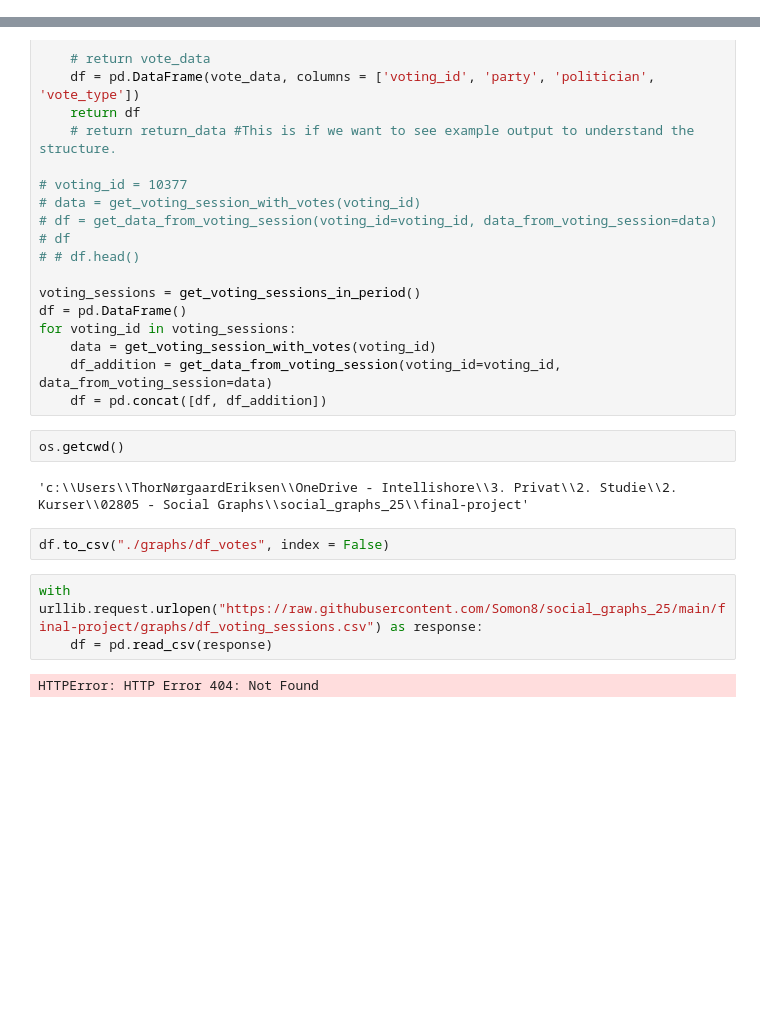
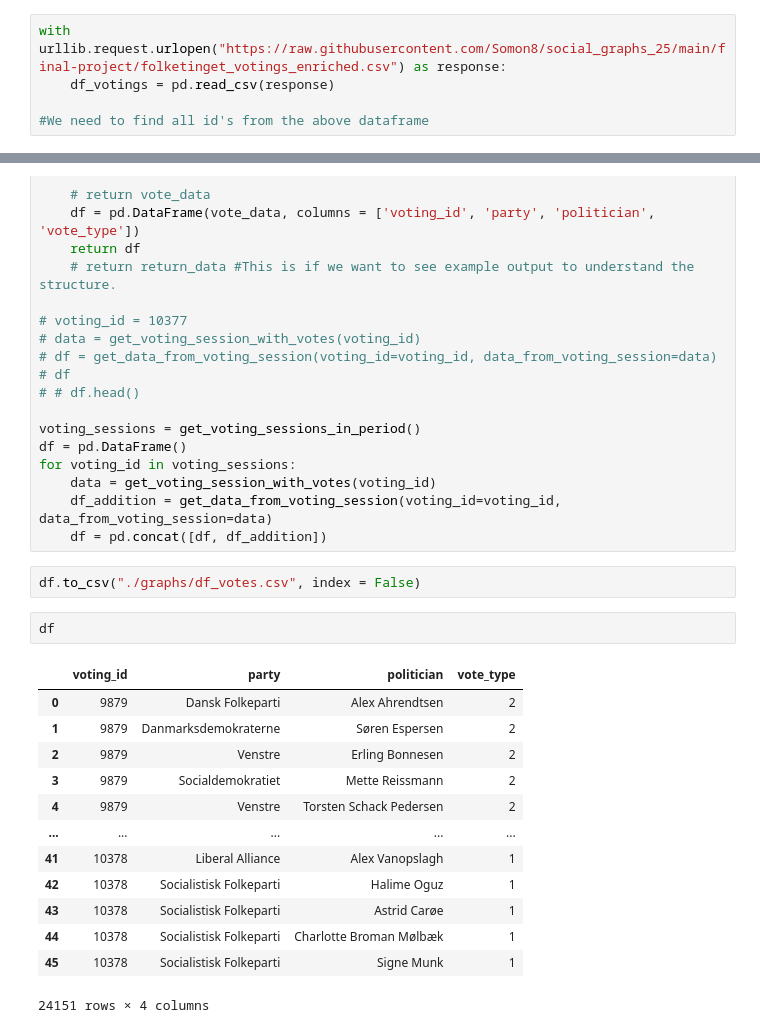
Before and after one commit to Somon8/social_graphs_25, a Jupyter notebook: final-project/voting_id_to_df_votes.ipynb, the cells around one changed output, grey strips where cells are left out. Saved outputs shown, nothing was run; the diff lists cells and outputs as text; blank space fills up the shorter version.

```diff
--- a/final-project/voting_id_to_df_votes.ipynb
+++ b/final-project/voting_id_to_df_votes.ipynb
@@ -9,6 +7,11 @@ import os
 import urllib
 # %% [markdown]
 # This notebook convert voting_id's to a dataframe of votes
+# %%
+with urllib.request.urlopen("https://raw.githubusercontent.com/Somon8/social_graphs_25/main/final-project/folketinget_votings_enriched.csv") as response:
+    df_votings = pd.read_csv(response)
+
+#We need to find all id's from the above dataframe
 # %%
 base_url = "https://oda.ft.dk/api/"
 
@@ -80,14 +83,21 @@ for voting_id in voting_sessions:
     data = get_voting_session_with_votes(voting_id)
     df_addition = get_data_from_voting_session(voting_id=voting_id, data_from_voting_session=data)
     df = pd.concat([df, df_addition])
-# %%
-os.getcwd()
-# %% [output]
-'c:\\Users\\ThorNørgaardEriksen\\OneDrive - Intellishore\\3. Privat\\2. Studie\\2. Kurser\\02805 - Social Graphs\\social_graphs_25\\final-project'
 # %%
-df.to_csv("./graphs/df_votes", index = False)
+df.to_csv("./graphs/df_votes.csv", index = False)
 # %%
-with urllib.request.urlopen("https://raw.githubusercontent.com/Somon8/social_graphs_25/main/final-project/graphs/df_voting_sessions.csv") as response:
-    df = pd.read_csv(response)
+df
 # %% [output]
+|  | voting_id | party | politician | vote_type |
+| 0 | 9879 | Dansk Folkeparti | Alex Ahrendtsen | 2 |
+| 1 | 9879 | Danmarksdemokraterne | Søren Espersen | 2 |
+| 2 | 9879 | Venstre | Erling Bonnesen | 2 |
+| 3 | 9879 | Socialdemokratiet | Mette Reissmann | 2 |
+| 4 | 9879 | Venstre | Torsten Schack Pedersen | 2 |
+| ... | ... | ... | ... | ... |
+| 41 | 10378 | Liberal Alliance | Alex Vanopslagh | 1 |
+| 42 | 10378 | Socialistisk Folkeparti | Halime Oguz | 1 |
+| 43 | 10378 | Socialistisk Folkeparti | Astrid Carøe | 1 |
+| 44 | 10378 | Socialistisk Folkeparti | Charlotte Broman Mølbæk | 1 |
+| 45 | 10378 | Socialistisk Folkeparti | Signe Munk | 1 |
-HTTPError: HTTP Error 404: Not Found
+24151 rows × 4 columns
```
Also changed, not shown: parts of 5 cells of this notebook, 3 other files.
